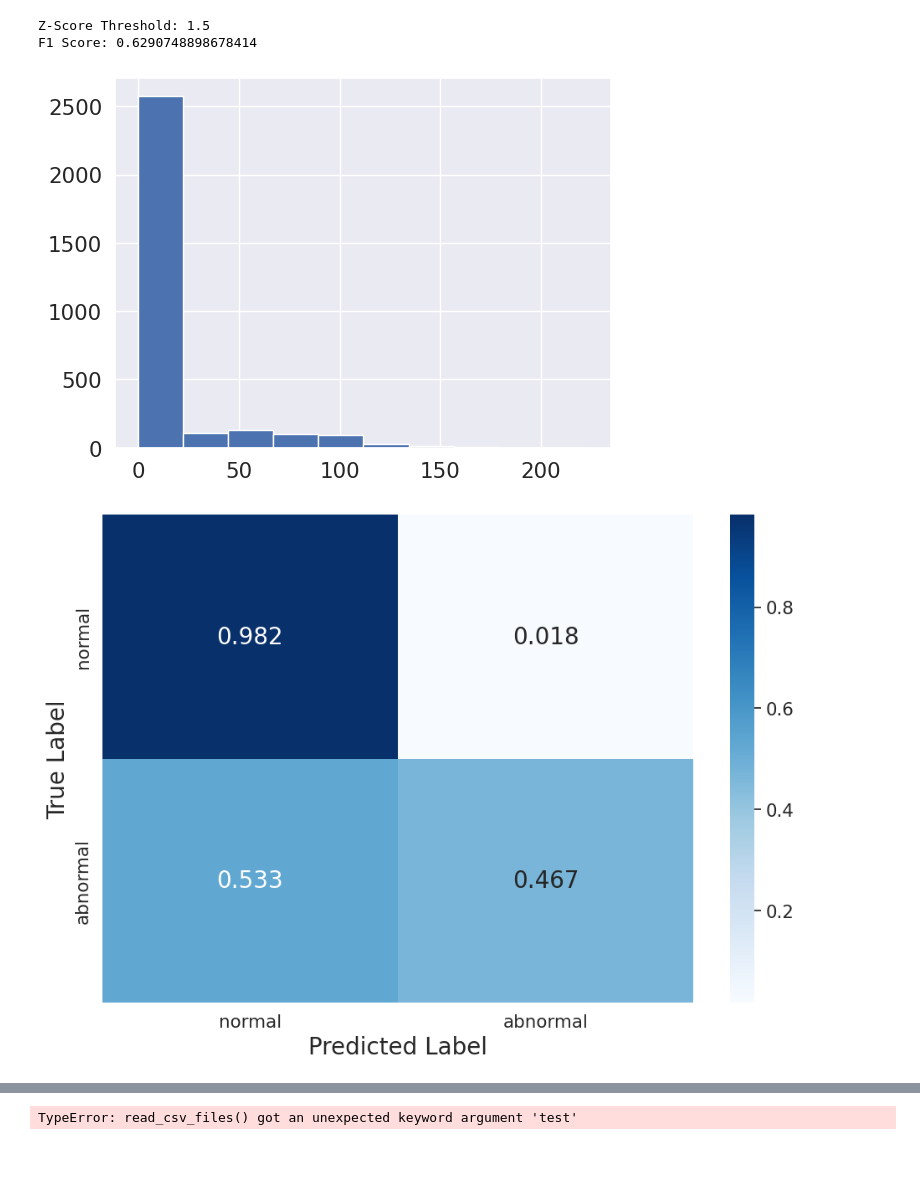
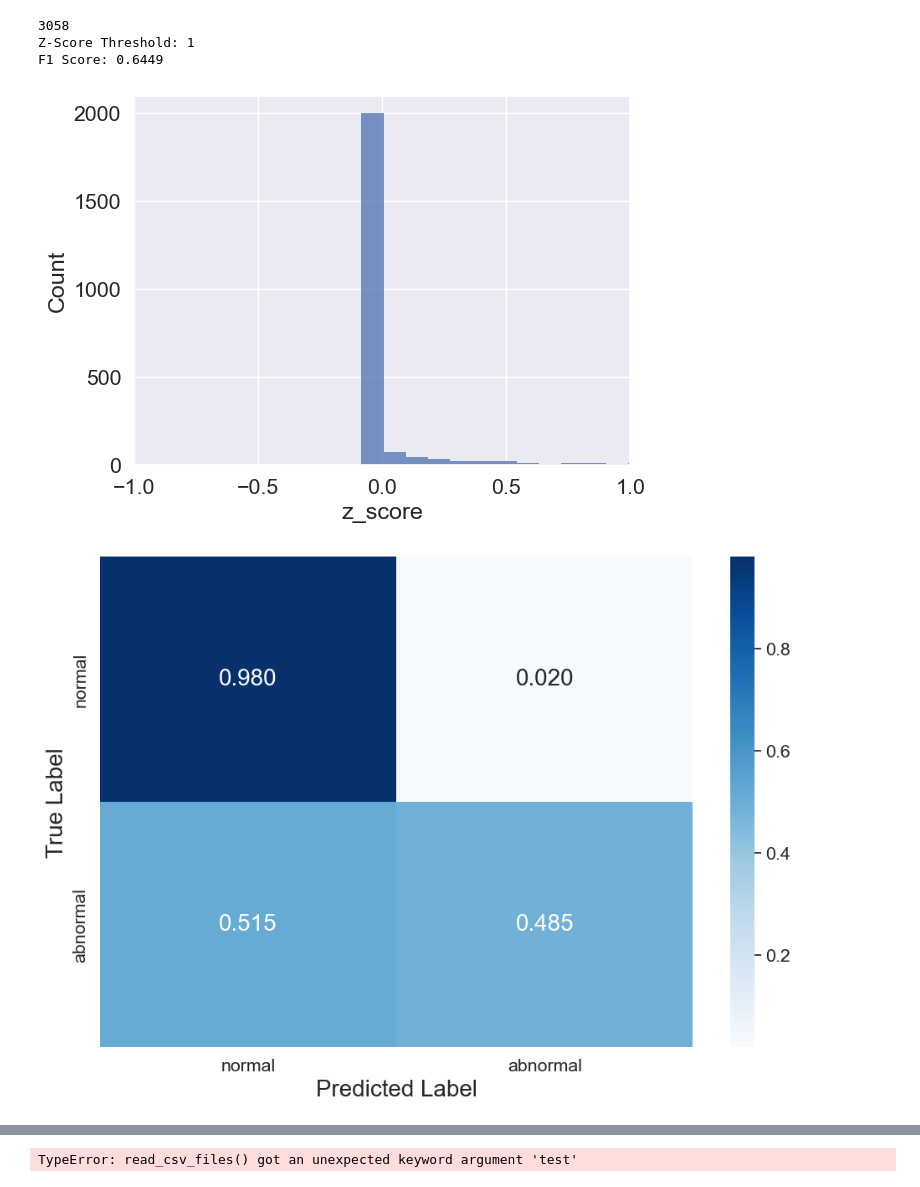
Before and after one commit to Kseorang1218/Deep-Learning-Study, a Jupyter notebook: MIMII/v3/result/6_dB_0903/vis.ipynb, the cells around one changed output, grey strips where cells are left out. Drawn from its saved outputs; the diff is of its cells as text; code cells hidden in the pictures; blank space fills up the shorter version.

```diff
--- a/MIMII/v3/result/6_dB_0903/vis.ipynb
+++ b/MIMII/v3/result/6_dB_0903/vis.ipynb
@@ -175,14 +235,33 @@ def read_csv_files(target, pattern='anomaly_score_*.csv'):
     return glob.glob(os.path.join(target, pattern))
 
 
-def calculate_metrics_zscore(actual_labels, normal_anomaly_scores, anomaly_scores, z_threshold=1.5):
-    normal_mean = np.mean(normal_anomaly_scores)
+def calculate_metrics_zscore(actual_labels, normal_anomaly_scores, anomaly_scores, z_threshold=1):
+    plt.hist(anomaly_scores)
+    plt.show()
+    abnormal_scores = np.array(normal_anomaly_scores)
+    normal_labels = np.zeros_like(normal_anomaly_scores)
+
+    scores = np.hstack(abnormal_scores).tolist()
+    labels = np.hstack(normal_labels).tolist()
+    # print(len(scores))
+    # print(len(labels))
+
+
+    normal_mean = np.mean(scores)
     # print(normal_mean)
-    normal_std = np.std(normal_anomaly_scores)
-
+    normal_std = np.std(scores)
+    # print(normal_std)
+    # plt.hist(anomaly_scores)
+    # plt.show()
     # Z-Score 계산
     z_scores = (anomaly_scores - normal_mean) / normal_std
-    plt.hist(z_scores)
+    labels = labels[:len(z_scores)]
+    print(len(z_scores))
+    target_df = pd.DataFrame({"z_score": z_scores})
+
+    sns.histplot(target_df, x="z_score", bins=2500)
+    plt.xlim([-1,1])
+    # plt.show()
     # Z-Score를 기준으로 이상 감지
     predicted_labels = (z_scores > z_threshold).astype(int)
     # print(predicted_labels)
@@ -221,7 +300,7 @@ def use_zscore():
     predicted_labels, z_threshold, f1 = results
 
     print(f'Z-Score Threshold: {z_threshold}')
-    print(f'F1 Score: {f1}')
+    print(f'F1 Score: {f1:.04}')
 
     draw_confusion_matrix(test_actual_labels, predicted_labels)
 
@@ -233,5 +313,6 @@ use_zscore()
-Z-Score Threshold: 1.5
-F1 Score: 0.6290748898678414
+3058
+Z-Score Threshold: 1
+F1 Score: 0.6449
-[figure, old version]
-[figure, old version]
+[figure, new version]
+[figure, added]
 # %%
```
Also changed, not shown: parts of 6 cells of this notebook, 6 other files.
